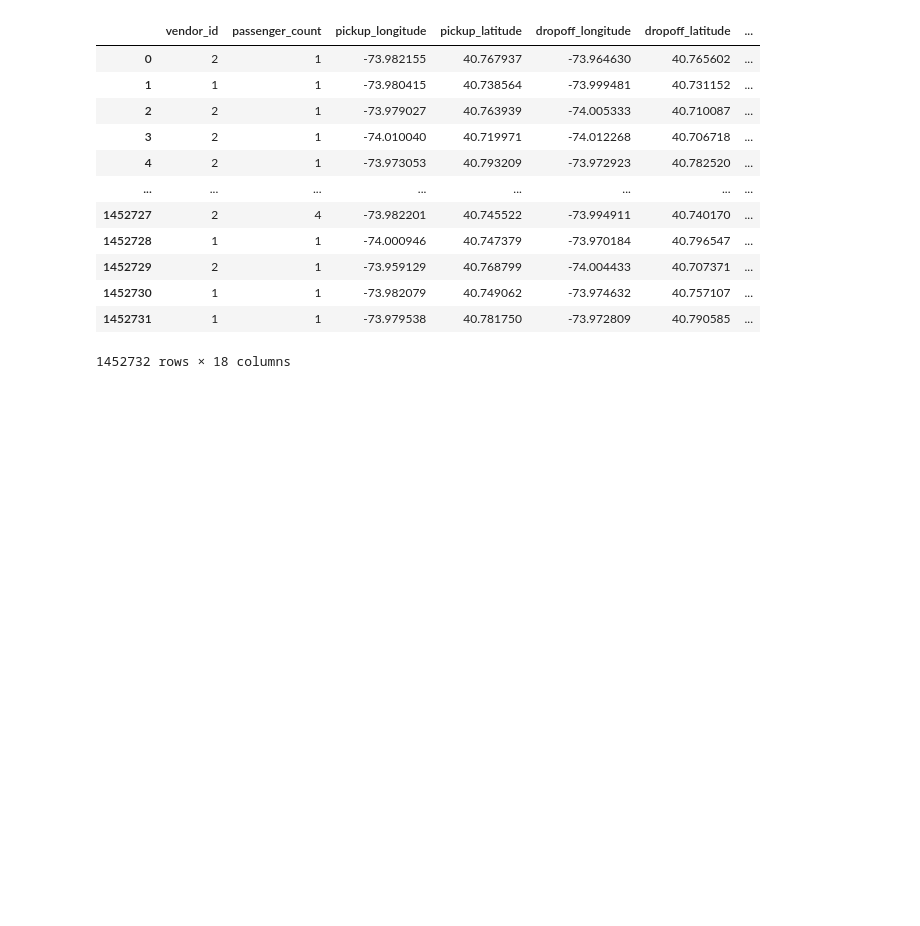
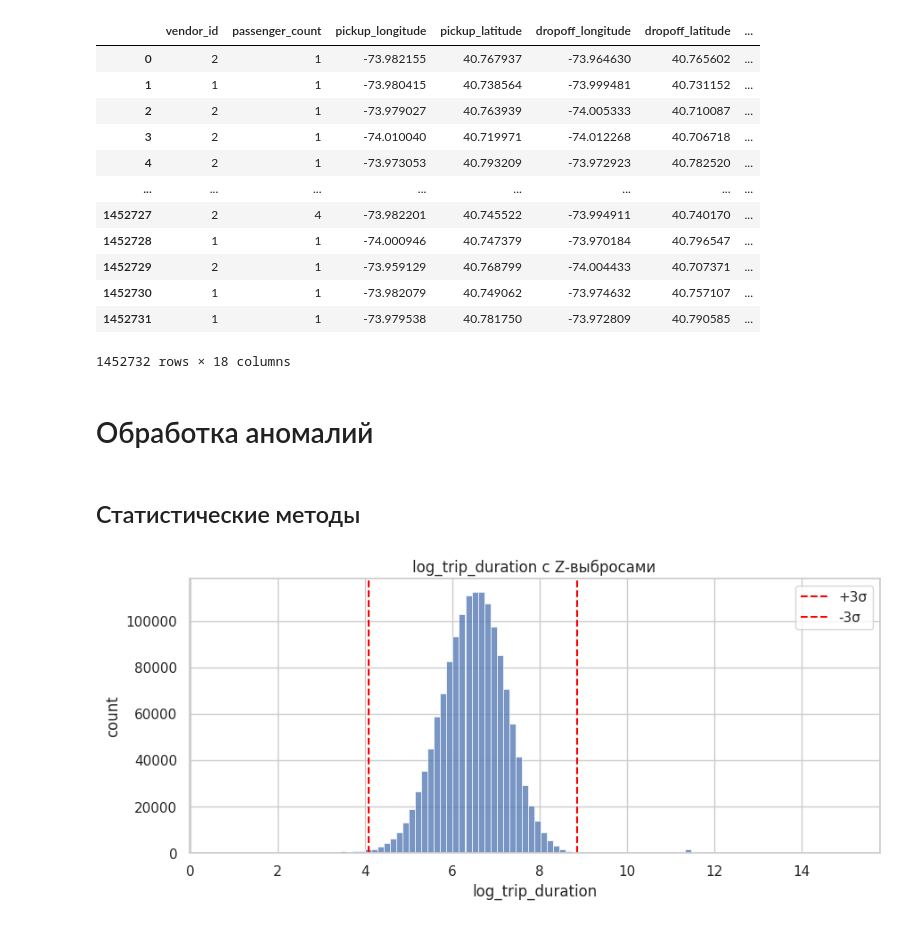
Before and after one commit to Katachy74/ML_Project, a Jupyter notebook: cu-project.ipynb, the cells around one changed output. Drawn from its saved outputs; the diff is of its cells as text; code cells hidden in the pictures; blank space fills up the shorter version.

Commit message:
Kaggle Notebook | CU_Project | Version 6

```diff
--- a/cu-project.ipynb
+++ b/cu-project.ipynb
@@ -285,6 +285,8 @@ plt.title("store_and_fwd_flag")
 plt.show()
 # %% [output]
 [figure]
+# %%
+train['store_and_fwd_flag'] = (train['store_and_fwd_flag'] == 'N').astype(int)
 # %% [markdown]
 # Подготовка данных
 # %% [markdown]
@@ -584,3 +576,34 @@ result_df
 | 1452730 | 1 | 1 | -73.982079 | 40.749062 | -73.974632 | 40.757107 | ... |
 | 1452731 | 1 | 1 | -73.979538 | 40.781750 | -73.972809 | 40.790585 | ... |
 1452732 rows × 18 columns
+# %% [markdown]
+# Обработка аномалий
+# %% [markdown]
+## Статистические методы
+# %%
+sns.set(style="whitegrid", context="notebook")
+
+num_cols = ["log_trip_duration", "distance_km", "passenger_count"]
+# %%
+z_scores = np.abs(stats.zscore(train[num_cols]))
+z_thresh = 3.0
+
+for i, col in enumerate(num_cols):
+    train[f"is_z_outlier_{col}"] = (z_scores[:, i] > z_thresh).astype(int)
+
+train[[c for c in train.columns if c.startswith("is_z_outlier_")]].mean()
+
+plt.figure(figsize=(10, 4))
+sns.histplot(train["log_trip_duration"], bins=100, kde=False)
+plt.title("log_trip_duration с Z-выбросами")
+plt.xlabel("log_trip_duration")
+plt.ylabel("count")
+
+mu = train["log_trip_duration"].mean()
+sigma = train["log_trip_duration"].std()
+plt.axvline(mu + z_thresh * sigma, color="red", linestyle="--", label="+3σ")
+plt.axvline(mu - z_thresh * sigma, color="red", linestyle="--", label="-3σ")
+plt.legend()
+plt.show()
+# %% [output]
+[figure, added]
```
Also changed, not shown: parts of 12 cells of this notebook.
